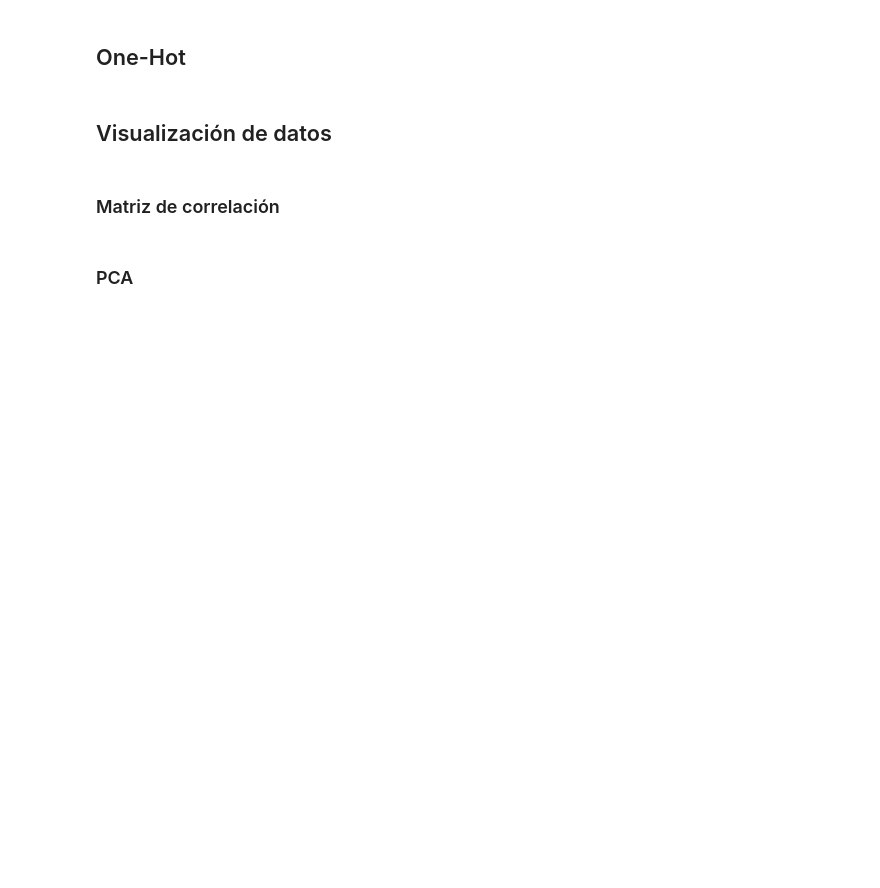
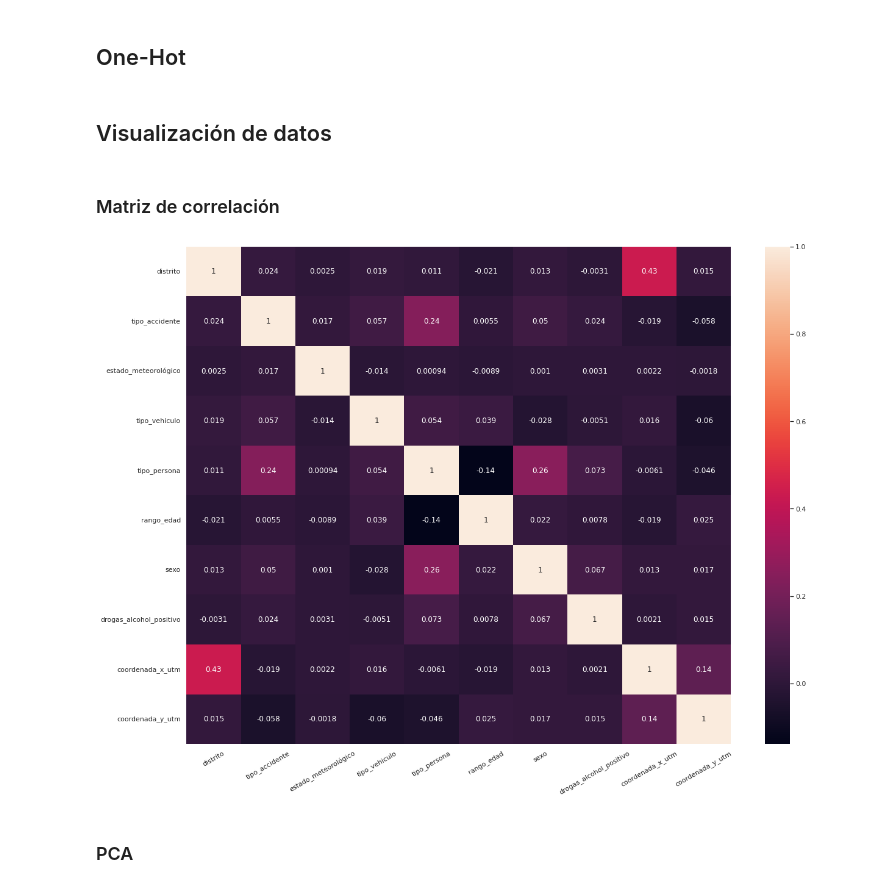
Before and after one commit to luperezsal/GTAAF-CNN, a Jupyter notebook: TASP_CNN.ipynb, the cells around one changed output. Drawn from its saved outputs; the diff is of its cells as text; code cells hidden in the pictures; blank space fills up the shorter version.

```diff
--- a/TASP_CNN.ipynb
+++ b/TASP_CNN.ipynb
@@ -563,8 +563,10 @@ import seaborn as sns
 
 def correlation_matrix(X_data):
     corrMatrix = X_data.corr()
-    fig,ax  = plt.subplots(1,1,figsize=(15,10))
+    fig,ax  = plt.subplots(1,1,figsize=(20,15))
     sns.heatmap(corrMatrix, annot=True)
+    ax.set_xticklabels(ax.get_xticklabels(),rotation = 30)
+    plt.savefig('saving-a-seaborn-plot-as-eps-file.svg')
     plt.show()
 # %% [markdown]
 ### PCA
@@ -2825,7 +2984,9 @@ array_test_images  = np.asarray(test_images)
 # %% [markdown]
 ### Matriz de correlación
 # %%
-# correlation_matrix(X_test)
+correlation_matrix(data_frame, file)
+# %% [output]
+[figure, added]
 # %% [markdown]
 ### PCA
 # %%
```
Also changed, not shown: parts of 35 cells of this notebook, 1 other file.
